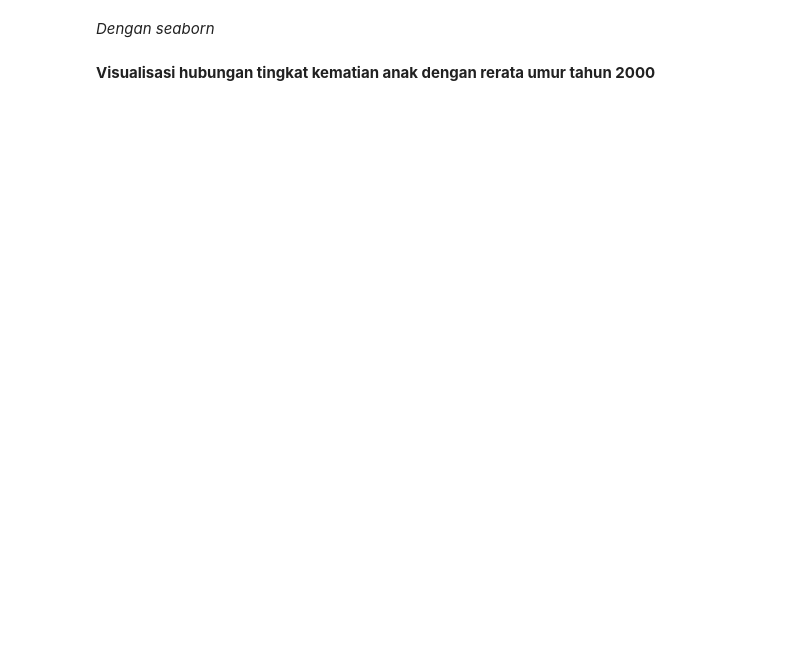
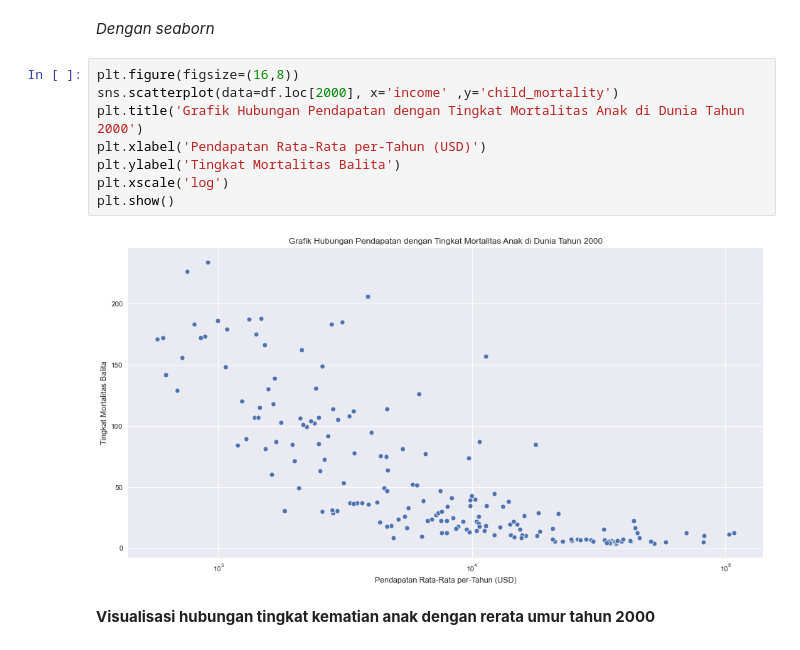
Before and after one commit to mdsatria/dataviz_course, a Jupyter notebook: notebook/5. Visualisasi Hubungan Antar Variabel.ipynb, the cells around one changed output. Saved outputs shown, nothing was run; the diff lists cells and outputs as text; blank space fills up the shorter version.

```diff
--- a/notebook/5. Visualisasi Hubungan Antar Variabel.ipynb
+++ b/notebook/5. Visualisasi Hubungan Antar Variabel.ipynb
@@ -170,4 +475,14 @@ Memilih tahun yang berbeda
 # %% [markdown]
 *Dengan seaborn*
+# %%
+plt.figure(figsize=(16,8))
+sns.scatterplot(data=df.loc[2000], x='income' ,y='child_mortality')
+plt.title('Grafik Hubungan Pendapatan dengan Tingkat Mortalitas Anak di Dunia Tahun 2000')
+plt.xlabel('Pendapatan Rata-Rata per-Tahun (USD)')
+plt.ylabel('Tingkat Mortalitas Balita')
+plt.xscale('log')
+plt.show()
+# %% [output]
+[figure, added]
 # %% [markdown]
 **Visualisasi hubungan tingkat kematian anak dengan rerata umur tahun 2000**
```
Also changed, not shown: parts of 44 cells of this notebook.
